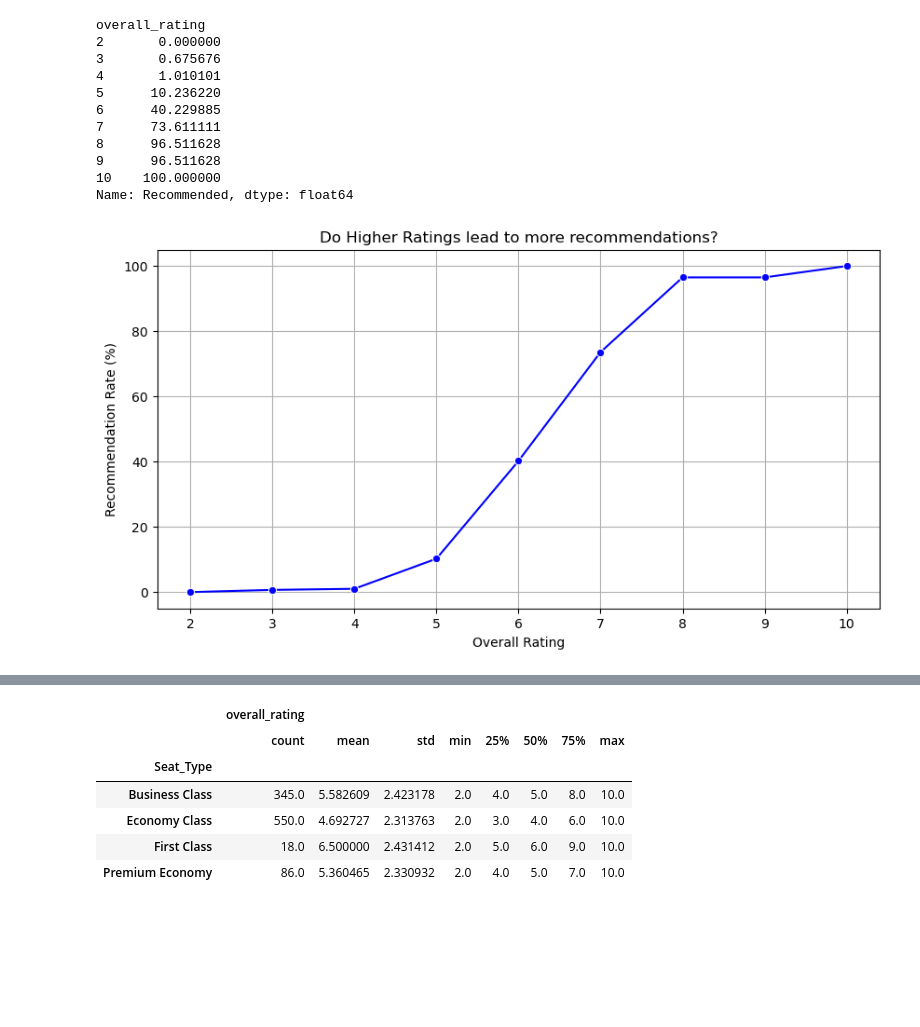
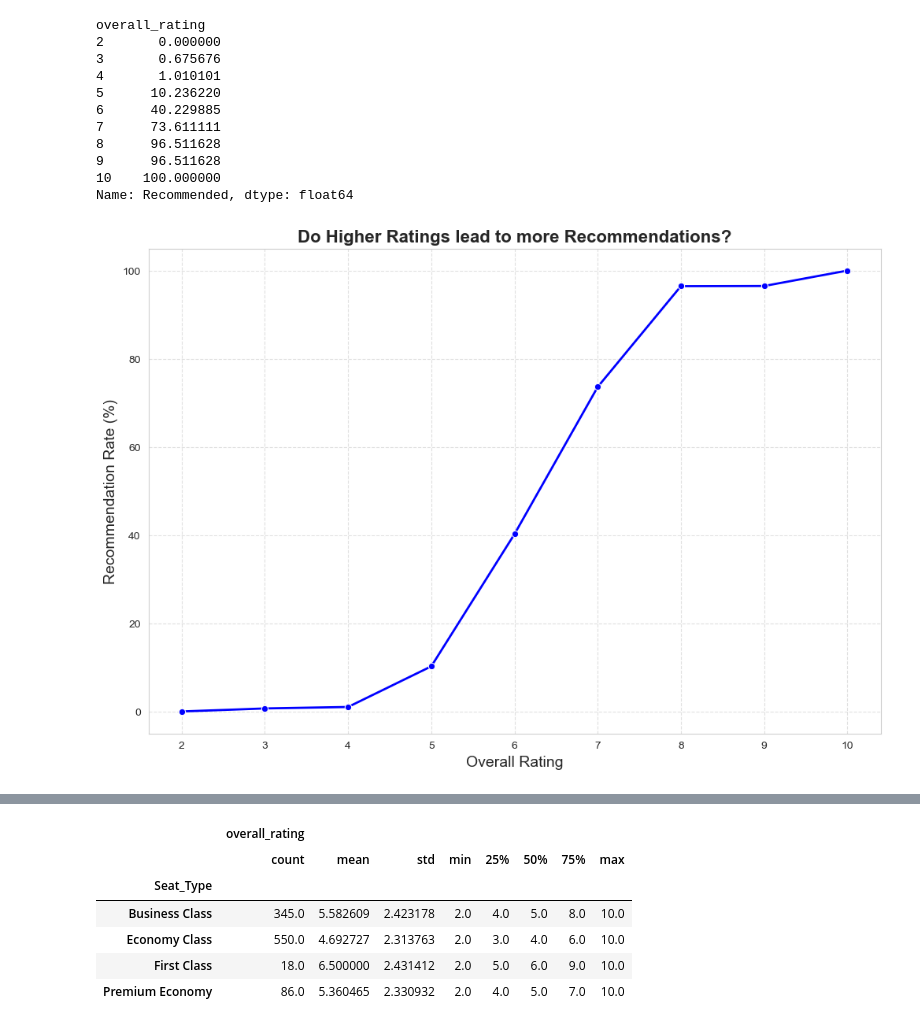
Before and after one commit to Aabhas2/BA_Analysis, a Jupyter notebook: BA_analysis.ipynb, the cells around one changed output, grey strips where cells are left out. Cells and saved outputs as stored; diff of their text form; code cells hidden in the pictures; blank space fills up the shorter version.

```diff
--- a/BA_analysis.ipynb
+++ b/BA_analysis.ipynb
@@ -572,14 +579,16 @@ overall_rating
 10    100.000000
 Name: Recommended, dtype: float64
 # %%
-plt.figure(figsize=(10,5))
-sns.lineplot(x=recommendation_rate.index, y=recommendation_rate.values,marker='o',linestyle='-',color='b')
-plt.xlabel("Overall Rating")
-plt.ylabel('Recommendation Rate (%)')
-plt.title("Do Higher Ratings lead to more recommendations?")
-plt.grid()
+sns.set_style('whitegrid')
+plt.figure(figsize=(12,8))
+sns.lineplot(x=recommendation_rate.index, y=recommendation_rate.values,
+            marker='o', linestyle='-', color='b', linewidth=2)
+plt.xlabel('Overall Rating', fontsize=14)
+plt.ylabel('Recommendation Rate (%)',fontsize=14)
+plt.title("Do Higher Ratings lead to more Recommendations?",fontsize=16,fontweight='bold')
+plt.grid(True, linestyle='--',alpha=0.6)
 plt.show()
 # %% [output]
-[figure, old version]
+[figure, new version]
 # %%
 df_filtered = df[df['Seat_Type'].isin(['Economy Class','Business Class'])]
```
Also changed, not shown: parts of 35 cells of this notebook.
